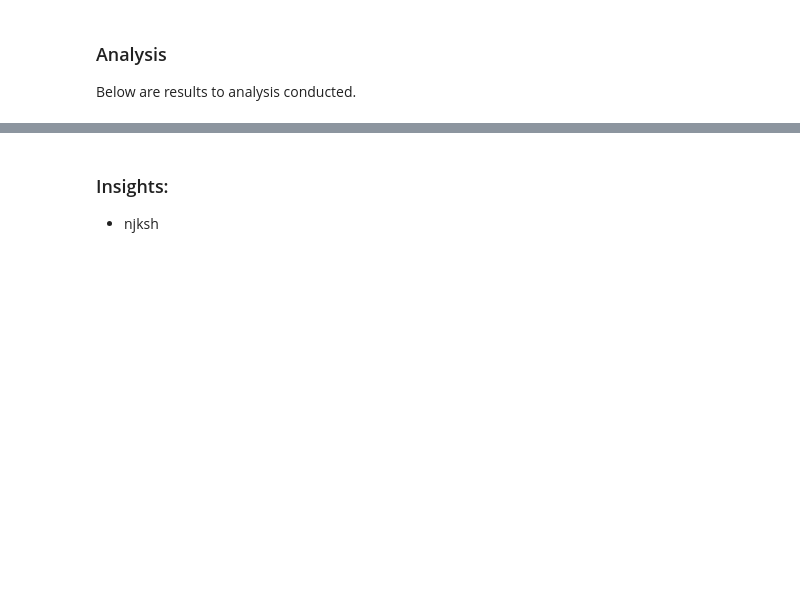
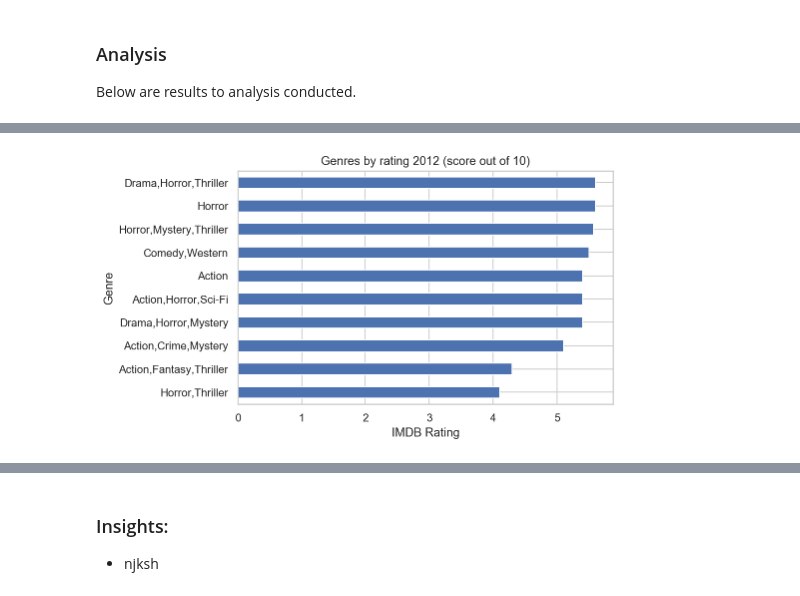
Before and after one commit to Reginald13/FirstProject, a Jupyter notebook: Presentation notebook.ipynb, the cells around one changed output, grey strips where cells are left out. Drawn from its saved outputs; the diff is of its cells as text; code cells hidden in the pictures; blank space fills up the shorter version.

```diff
--- a/Presentation notebook.ipynb
+++ b/Presentation notebook.ipynb
@@ -114,0 +169,11 @@ Below are results to analysis conducted.
+# %%
+# Plot top 10 genres by ratings
+highly_rated = highly_rated_movies.averagerating.sort_values(ascending=True)
+highly_rated = highly_rated.head(10)
+highly_rated.plot(x='genres', y = ['averagerating'], kind = 'barh', color='b')
+plt.title("Genres by rating 2012 (score out of 10)")
+plt.ylabel("Genre")
+plt.xlabel("IMDB Rating")
+plt.show()
+# %% [output]
+[figure, added]
```
Also changed, not shown: parts of 23 cells of this notebook, 1 other file.
